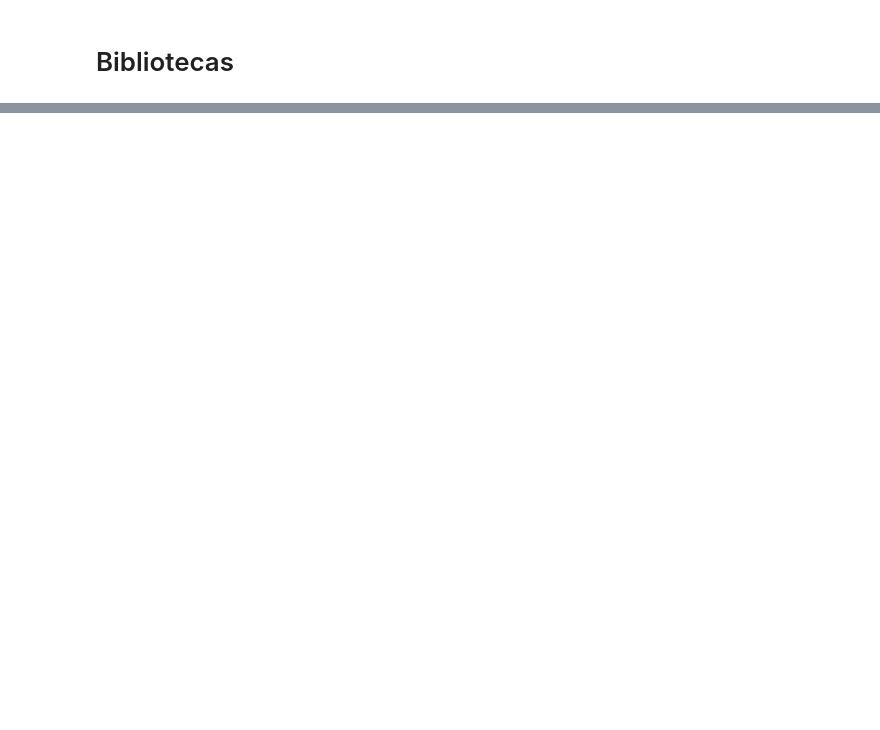
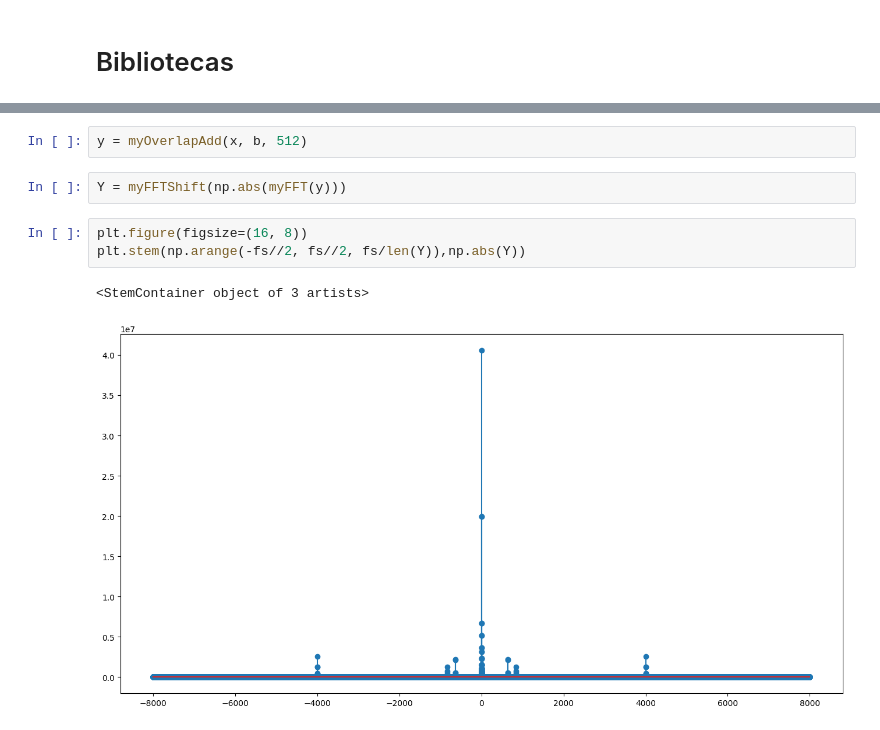
Before and after one commit to matheusloop/Processamento_Digital_de_Sinais, a Jupyter notebook: Filtros/Filttering.ipynb, the cells around one changed output, grey strips where cells are left out. Drawn from its saved outputs; the diff is of its cells as text; blank space fills up the shorter version.

```diff
--- a/Filtros/Filttering.ipynb
+++ b/Filtros/Filttering.ipynb
@@ -22,0 +34,10 @@ plt.stem(np.abs(X))
+# %%
+y = myOverlapAdd(x, b, 512)
+# %%
+Y = myFFTShift(np.abs(myFFT(y)))
+# %%
+plt.figure(figsize=(16, 8))
+plt.stem(np.arange(-fs//2, fs//2, fs/len(Y)),np.abs(Y))
+# %% [output]
+<StemContainer object of 3 artists>
+[figure, added]
```
Also changed, not shown: parts of 7 cells of this notebook, 1 other file.
